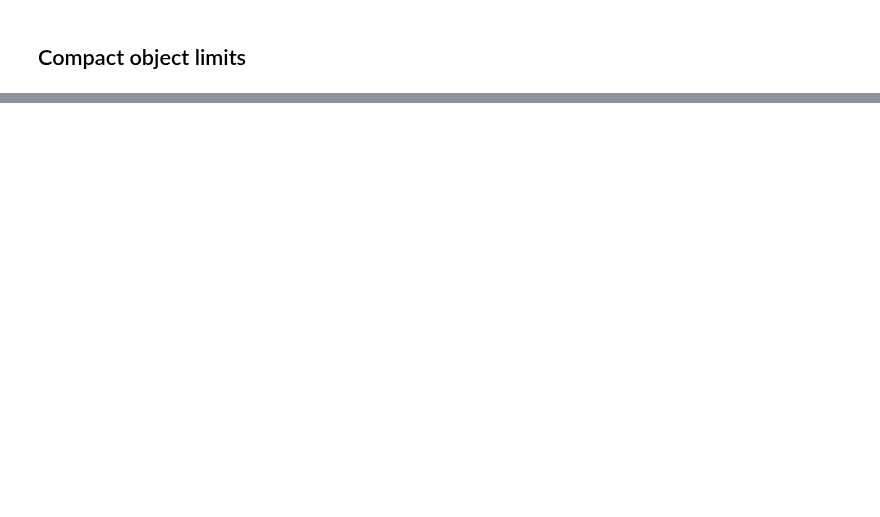
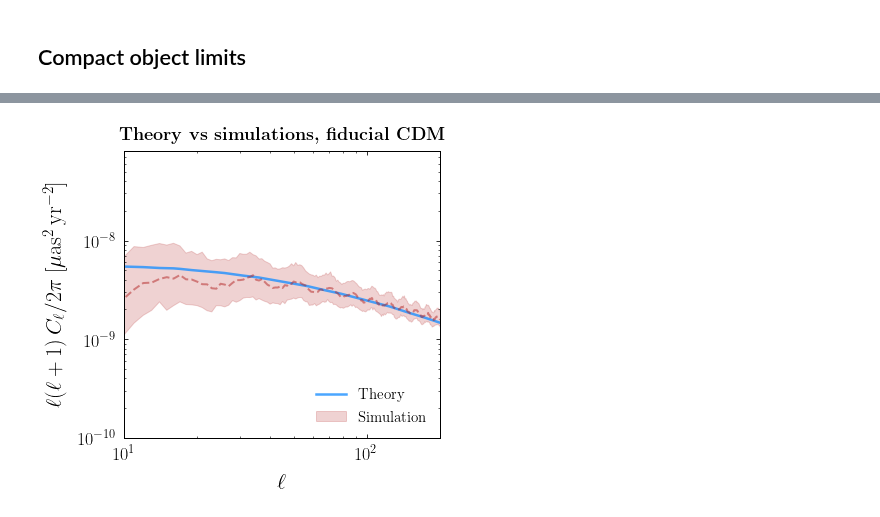
Before and after one commit to smsharma/astrometry-lensing-correlations, a Jupyter notebook: Theory/TheorySpec.ipynb, the cells around one changed output, grey strips where cells are left out. Saved outputs shown, nothing was run; the diff lists cells and outputs as text; code cells hidden in the pictures; blank space fills up the shorter version.

```diff
--- a/Theory/TheorySpec.ipynb
+++ b/Theory/TheorySpec.ipynb
@@ -541,0 +582,7 @@ plt.xlim(1e3, 1e10)
+# %%
+pspecpop.set_radial_distribution(pspecpop.r2rho_V_ein_EAQ, R_min=1e-3*kpc, R_max=260*kpc)
+pspecpop.set_mass_distribution(pspecpop.rho_M_SI, M_min=10**6.5*M_s, M_max=0.04*1.1e12*M_s,
+                               M_min_calib=1e8*M_s, M_max_calib=1e10*M_s, N_calib=150, alpha=-1.9)
+pspecpop.set_subhalo_properties(pspecpop.c200_SCP)
+
+pspecpop.get_C_l_total_ary();
@@ -541,0 +591,10 @@ plt.xlim(1e3, 1e10)
+# %%
+max_sep = 20
+nsim = 200
+nside = 128
+lmax = 3*nside - 1
+# %%
+Cl_B_ary = np.zeros((nsim, lmax))
+for i in tqdm_notebook(range(nsim)):
+    Cl_B = np.load("/scratch/sm8383/QuasarSims/lcdm_" + str(i) + ".0.npz")['Cl_B']
+    Cl_B_ary[i, :] = Cl_B
@@ -541,0 +603,30 @@ plt.xlim(1e3, 1e10)
+# %%
+Cl_B_plot = np.percentile(Cl_B_ary*1e12, [16,50,84], axis=0)/(2*ell + 1)/(2*np.pi)
+# %%
+rcParams['figure.figsize'] = 5.8, 5.4
+
+ell = np.arange(1, len(Cl_B_plot[0]) + 1)
+
+plt.plot(pspecpop.l_ary, pspecpop.l_ary*(pspecpop.l_ary + 1)*1.4*pspecpop.C_l_ary/(2*np.pi), alpha=alpha_plot, lw=lw_plot, color='dodgerblue', label="Theory")
+
+plt.plot(ell, ell*(ell + 1)*Cl_B_plot[1], ls='--', color='firebrick', alpha=0.5)
+plt.fill_between(ell, ell*(ell + 1)*Cl_B_plot[0],ell*(ell + 1)*Cl_B_plot[2], alpha=0.2, color='firebrick', label="Simulation")
+
+plt.legend(frameon=False, ncol=1, fontsize=15, loc='lower right')
+
+plt.title('\\textbf{Theory vs simulations, fiducial CDM}', y = 1.02, fontsize=18)
+
+plt.xscale("log")
+plt.yscale("log")
+
+plt.xlim(10,200)
+plt.ylim(1e-10,8e-8)
+
+plt.xlabel("$\ell$")
+plt.ylabel("$\ell(\ell+1)\,C_\ell/2\pi$ [$\mu$as$^2$\,yr$^{-2}$]")
+
+
+plt.tight_layout()
+plt.savefig("../Plots/TheoryvsSim.pdf")
+# %% [output]
+[figure, added]
```
Also changed, not shown: parts of 15 cells of this notebook, 14 other files.
